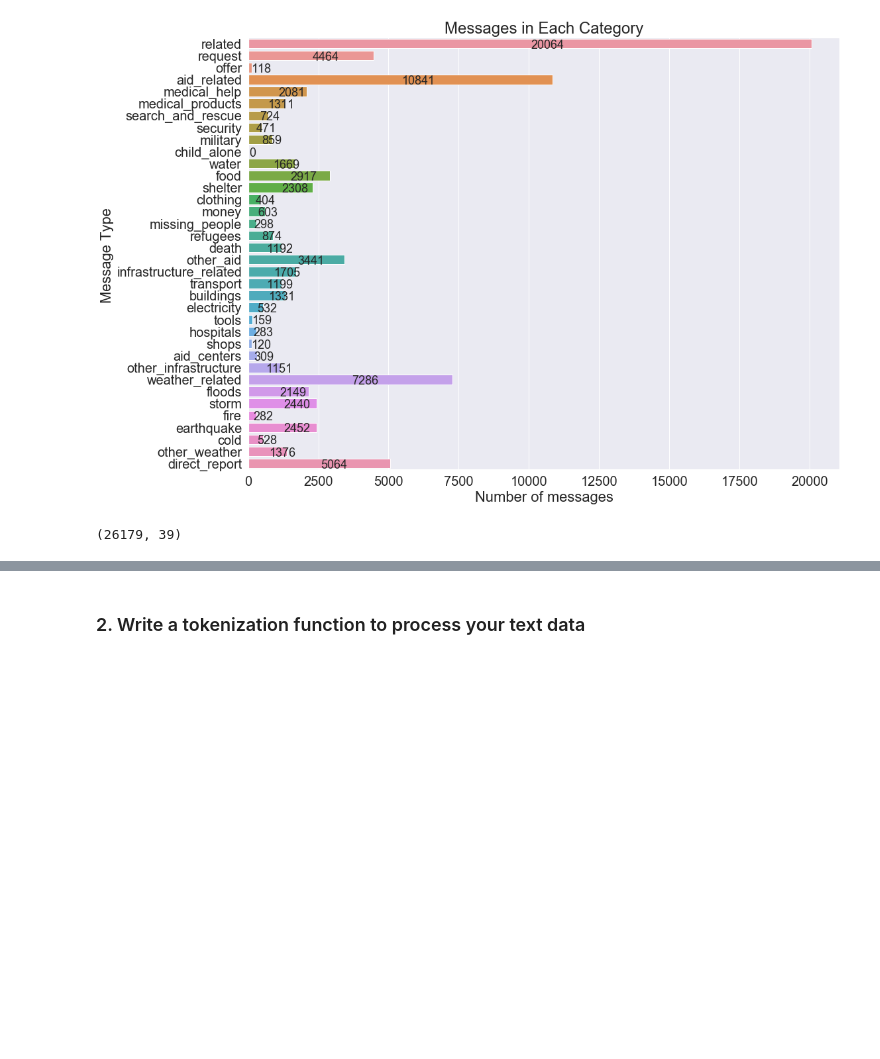
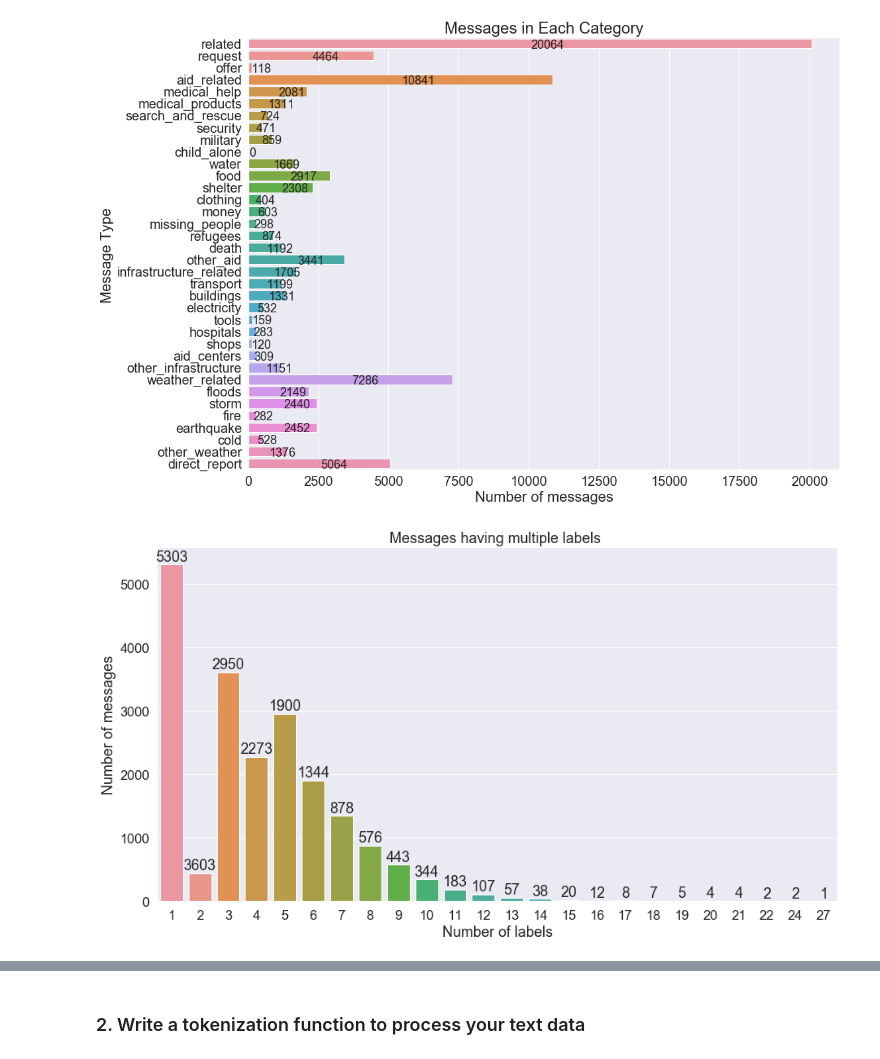
Before and after one commit to Tselmeg-C/Udacity_Project2_Disaster_Response_Pipelines, a Jupyter notebook: ML Pipeline Preparation.ipynb, the cells around one changed output, grey strips where cells are left out. Saved outputs shown, nothing was run; the diff lists cells and outputs as text; code cells hidden in the pictures; blank space fills up the shorter version.

```diff
--- a/ML Pipeline Preparation.ipynb
+++ b/ML Pipeline Preparation.ipynb
@@ -99,20 +91,22 @@ plt.show()
 # %% [output]
 [figure]
 # %%
-#barplot comments with multiple lables
-rowSums = data_raw.iloc[:,2:].sum(axis=1)
+#barplot messages with multiple lables
+rowSums = df.iloc[:,2:].sum(axis=1)
 multiLabel_counts = rowSums.value_counts()
 multiLabel_counts = multiLabel_counts.iloc[1:]
-sns.set(font_scale = 2)
+sns.set(font_scale = 1.5)
 plt.figure(figsize=(15,8))
 ax = sns.barplot(multiLabel_counts.index, multiLabel_counts.values)
-plt.title("Comments having multiple labels ")
-plt.ylabel('Number of comments', fontsize=18)
+plt.title("Messages having multiple labels ")
+plt.ylabel('Number of messages', fontsize=18)
 plt.xlabel('Number of labels', fontsize=18)
 #adding the text labels
 rects = ax.patches
 labels = multiLabel_counts.values
 for rect, label in zip(rects, labels):
     height = rect.get_height()
-    ax.text(rect.get_x() + rect.get_width()/2, height + 5, label, ha='center', va='bottom')
+    ax.text(rect.get_x() + rect.get_width()/2, height + 5, label, ha='center', va='bottom',fontsize=18)
 plt.show()
+# %% [output]
+[figure, added]
@@ -126,4 +112,0 @@ plt.show()
-# %%
-df.shape
-# %% [output]
-(26179, 39)
```
Also changed, not shown: parts of 42 cells of this notebook.
